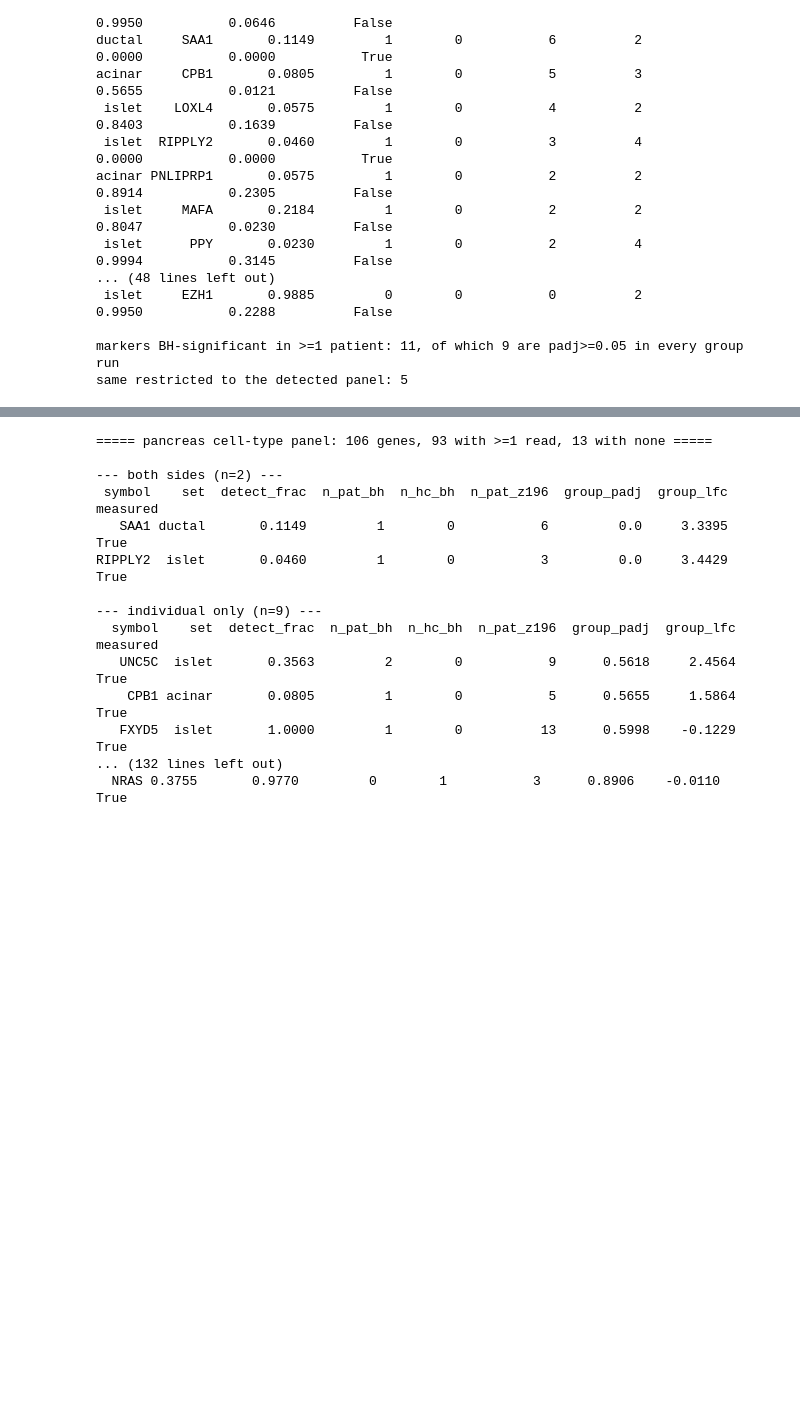
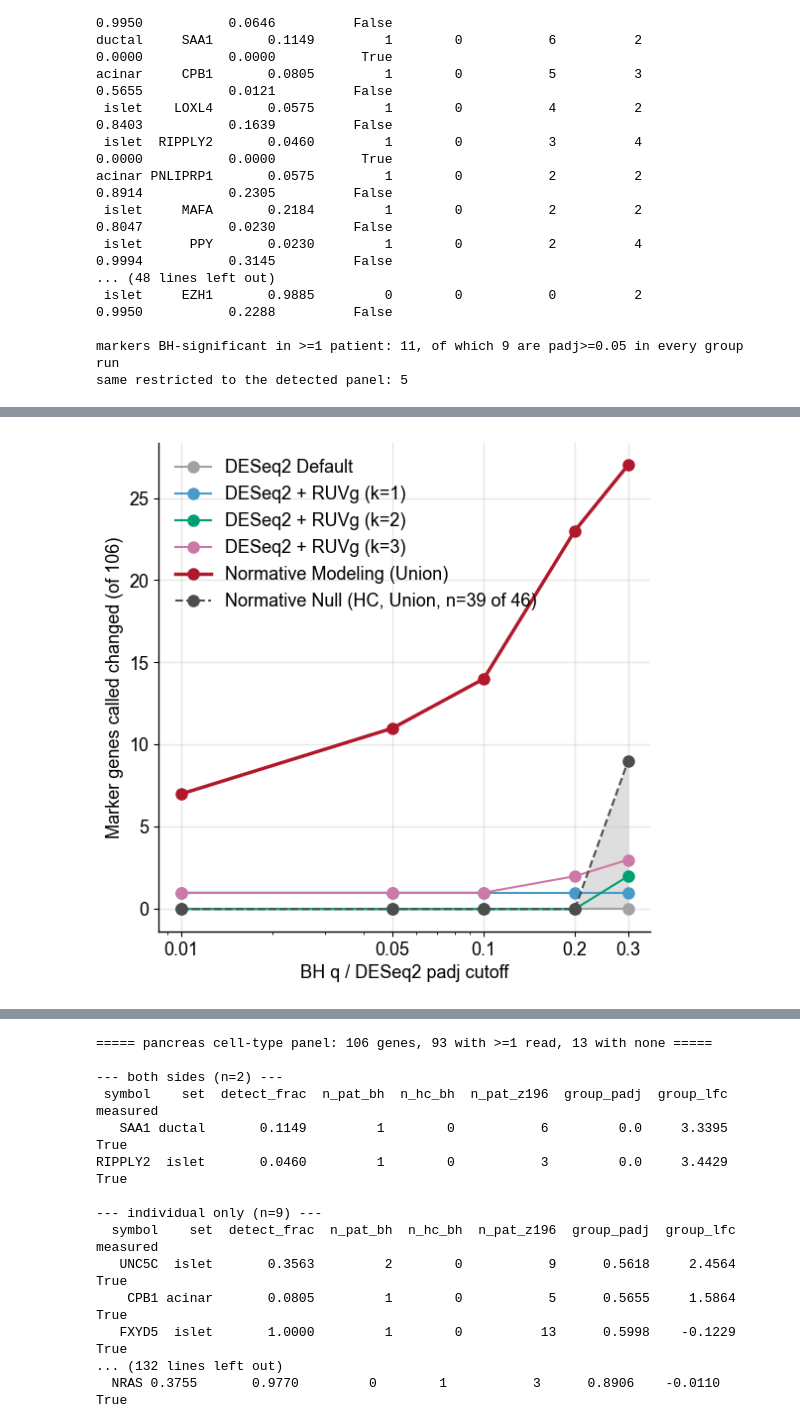
Before and after one commit to jmj3078/cfRNA_NormativeModeling, a Jupyter notebook: MixedEffectsModeling/6_pancreatic_cancer_cohort_deepdive.ipynb, the cells around one changed output, grey strips where cells are left out. Cells and saved outputs as stored; diff of their text form; code cells hidden in the pictures; blank space fills up the shorter version.

```diff
--- a/MixedEffectsModeling/6_pancreatic_cancer_cohort_deepdive.ipynb
+++ b/MixedEffectsModeling/6_pancreatic_cancer_cohort_deepdive.ipynb
@@ -214,0 +425,15 @@ all-arm HC (n=70): median n_sig = 0
+# %%
+SET_C = {'acinar': '#A6761D', 'islet': '#7570B3', 'ductal': '#111111'}
+Q_TIERS = [0.05, 0.10, 0.20]
+Q_GRID = [0.01, 0.05, 0.10, 0.20, 0.30]
+N_SWEEP_DRAWS = 2000  # panel-sized draws are cheap; enough for an empirical p
+TOP_ROWS = 30  # row cap: more markers get a hit than fit as readable labels
+BAR_W, BAR_GAP = 0.9, 1.5
+LABELS = {
+    'grid_x': '{n_pat_hit}/{n_pat} Patients carrying hit',
+    'grid_y': '{n_rows}/{n_markers_hit} Markers',
+    'bar_x': ('patients\nwith a hit', 'markers\nwith a hit'),
+    'bar_n': 'n = {n}',
+    'sweep_x': 'BH q / DESeq2 padj cutoff',
+    'sweep_y': '{ylab} (of {n_panel})',
+}
@@ -328,6 +1098,6 @@ scale over the group's own DE genes.
 # %%
 rng = np.random.default_rng(SEED)
-n_hc = SIG_HC.shape[0]
+n_hc = SIG_HC_NULL.shape[0]   # the null pool, not every Batch_1 control
 
 
 def group_mask(grp):
@@ -335,7 +1105,7 @@ def group_mask(grp):
 
 def hc_union_draws(n, cols=None):
     ns = min(n, n_hc)
-    M = SIG_HC if cols is None else SIG_HC[:, cols]
+    M = SIG_HC_NULL if cols is None else SIG_HC_NULL[:, cols]
     return ns, np.array([int(M[rng.choice(n_hc, ns, replace=False)].any(axis=0).sum())
                          for _ in range(N_HC_DRAWS)])
 
@@ -1283,0 +1511,69 @@ fig_ot_marker_grid_tiers.png: 265 markers x 42 patients; markers by cutoff {0.05
+# %%
+def marker_sweep_fig(mtbl, fname, ylab, color='#B2182B', detected_only=False, nz=None,
+                     labels=None):
+    """Cutoff sweep on the DESeq2-matched arm: BH q and DESeq2 padj on one axis, same 39 vs 48."""
+    lab_of = {**LABELS, **(labels or {})}
+    cols = np.array([gpos[e] for e in mtbl['ens']])
+    sig_q = {q: bh_sig_matrix(Z_neo, q=q)[:, cols] for q in Q_GRID}
+    # null pool = Batch_1's own controls minus the HC_NULL_PCT outliers (see the QC cell), drawn
+    # down to the patient count. Keeping all 48 made the 'null' a constant rather than a
+    # distribution: two inflated controls landed in nearly every draw.
+    sig_hc_q = {q: bh_sig_matrix(Z_hc_null, q=q)[:, cols] for q in Q_GRID}
+    use = mtbl['detected'].values if detected_only else np.ones(len(mtbl), bool)
+    stem = Path(fname).stem
+    shades = [mcolors.to_hex(1 - w + w * np.array(mcolors.to_rgb(color))) for w in (1.0, 0.66, 0.38)]
+    n_pat, n_hcm = sig_q[Q_GRID[0]].shape[0], sig_hc_q[Q_GRID[0]].shape[0]
+    ns = min(n_pat, n_hcm)
+    rng_s = np.random.default_rng(SEED)
+    hc_draws = {q: np.array([int(sig_hc_q[q][rng_s.choice(n_hcm, ns, replace=False)][:, use]
+                                 .any(axis=0).sum()) for _ in range(N_SWEEP_DRAWS)]) for q in Q_GRID}
+    hc_union = {q: int(np.median(hc_draws[q])) for q in Q_GRID}
+    ens = mtbl['ens'].values[use]
+
+    fig_sweep, ax = plt.subplots(figsize=(6.4, 6.4))
+    for design, c in zip(['no_covariate', 'ruvg_k1', 'ruvg_k2', 'ruvg_k3'],
+                         ['#A2A2A2', '#489ACA', '#009E73', '#CC79A7']):
+        lab = {'no_covariate': 'DESeq2 Default'}.get(design, f"DESeq2 + RUVg (k={design[-1]})")
+        pj = padj_of[('PancreaticNeoplasm', design)]['padj'].reindex(ens).fillna(1.0).values
+        ax.plot(Q_GRID, [(pj < q).sum() for q in Q_GRID], 'o-', color=c, label=lab, markersize=8, lw=1.5)
+    nm = [int((sig_q[q][:, use].sum(axis=0) > 0).sum()) for q in Q_GRID]
+    ax.plot(Q_GRID, nm, 'o-', color=color, lw=2.5, label='Normative Modeling (Union)', markersize=8)
+    ax.plot(Q_GRID, [hc_union[q] for q in Q_GRID], 'o--', color='#4D4D4D', lw=1.5, markersize=8,
+            label=f'Normative Null (HC, Union, n={ns} of {n_hcm})')
+    ax.fill_between(Q_GRID, [int(hc_draws[q].min()) for q in Q_GRID],
+                    [int(hc_draws[q].max()) for q in Q_GRID], color='#4D4D4D', alpha=0.18, lw=0)
+    ax.set_xscale('log')
+    ax.set_xticks(Q_GRID, [str(q) for q in Q_GRID])
+    ax.set_xlabel(lab_of['sweep_x'])
+    ax.set_ylabel(lab_of['sweep_y'].format(ylab=ylab, n_panel=len(ens)))
+    ax.grid(zorder=0, alpha=0.3)
+    ax.legend(frameon=False, loc='upper left')
+    fig_sweep.savefig(FIG / f'{stem}_sweep.png', dpi=300, bbox_inches='tight')
+
+    if nz is not None:
+        for q in Q_GRID:
+            h = sig_q[q]
+            print(f'q<{q}: {int(h.sum())} sample-level hits, '
+                  f'{int((h & nz).sum())} with a nonzero raw count in that sample')
+    out = pd.DataFrame({'cutoff': Q_GRID,
+                        'markers': [int((sig_q[q][:, use].sum(axis=0) > 0).sum()) for q in Q_GRID],
+                        'patients': [int((sig_q[q][:, use].sum(axis=1) > 0).sum()) for q in Q_GRID],
+                        'hc_markers': [hc_union[q] for q in Q_GRID],
+                        'hc_markers_max': [int(hc_draws[q].max()) for q in Q_GRID],
+                        'excess_over_hc_max': [int((sig_q[q][:, use].sum(axis=0) > 0).sum())
+                                               - int(hc_draws[q].max()) for q in Q_GRID],
+                        'p_emp': [float((hc_draws[q] >= int((sig_q[q][:, use].sum(axis=0) > 0).sum())).mean())
+                                  for q in Q_GRID],
+                        'n_pat': n_pat, 'n_hc_pool': n_hcm, 'n_hc_drawn': ns, 'n_draws': N_SWEEP_DRAWS,
+                        **{d: [int((padj_of[('PancreaticNeoplasm', d)]['padj'].reindex(ens)
+                                    .fillna(1.0).values < q).sum()) for q in Q_GRID]
+                           for d in ['no_covariate', 'ruvg_k1', 'ruvg_k2', 'ruvg_k3']}})
+    print(out.to_string(index=False))
+    return out
+
+
+panglao_recovery = marker_sweep_fig(
+    marker_tbl, 'fig_marker_recovery.png', 'Marker genes called changed',
+    color='#B2182B', nz=cnt[is_pat] > 0)
+panglao_recovery.to_csv(OUT / 'marker_recovery_by_cutoff.csv', index=False)
+# %% [output]
@@ -1283,0 +1591 @@ fig_ot_marker_grid_tiers.png: 265 markers x 42 patients; markers by cutoff {0.05
+[figure, added]
```
Also changed, not shown: parts of 38 cells of this notebook, 38 other files.
